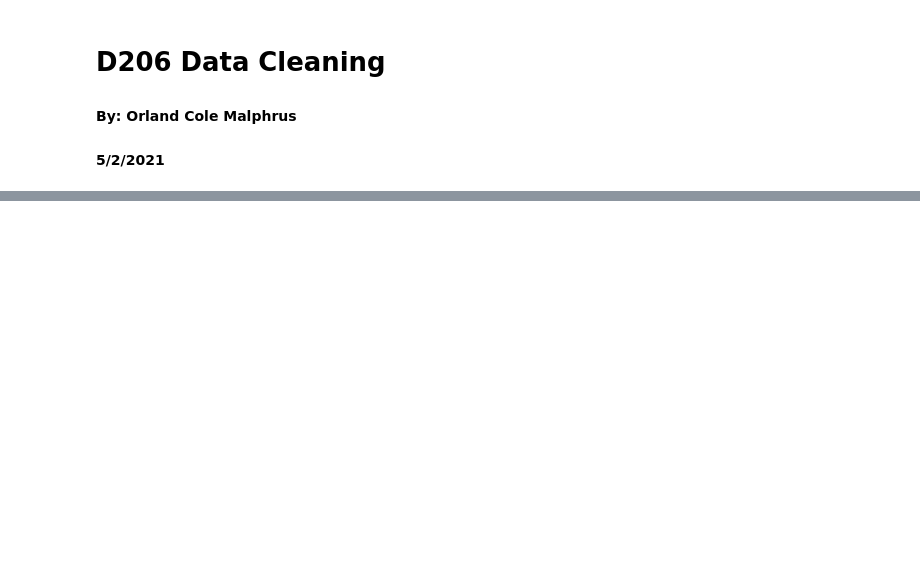
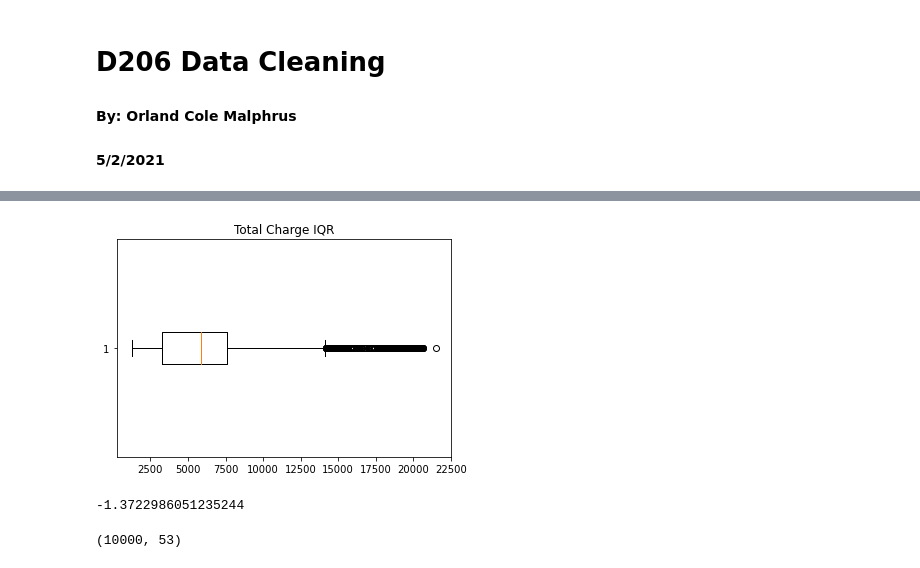
Before and after one commit to colemalphrus/data_cleaning_d206, a Jupyter notebook: D206.ipynb, the cells around one changed output, grey strips where cells are left out. Saved outputs shown, nothing was run; the diff lists cells and outputs as text; code cells hidden in the pictures; blank space fills up the shorter version.

```diff
--- a/D206.ipynb
+++ b/D206.ipynb
@@ -32,0 +126,12 @@ df
+# %%
+plt.boxplot(charge_data, vert = 0)
+plt.title("Total Charge IQR")
+plt.show()
+min(stats.zscore(charge_data))
+# %% [output]
+[figure, added]
+-1.3722986051235244
+# %%
+df.shape
+# %% [output]
+(10000, 53)
```
Also changed, not shown: parts of 25 cells of this notebook.
